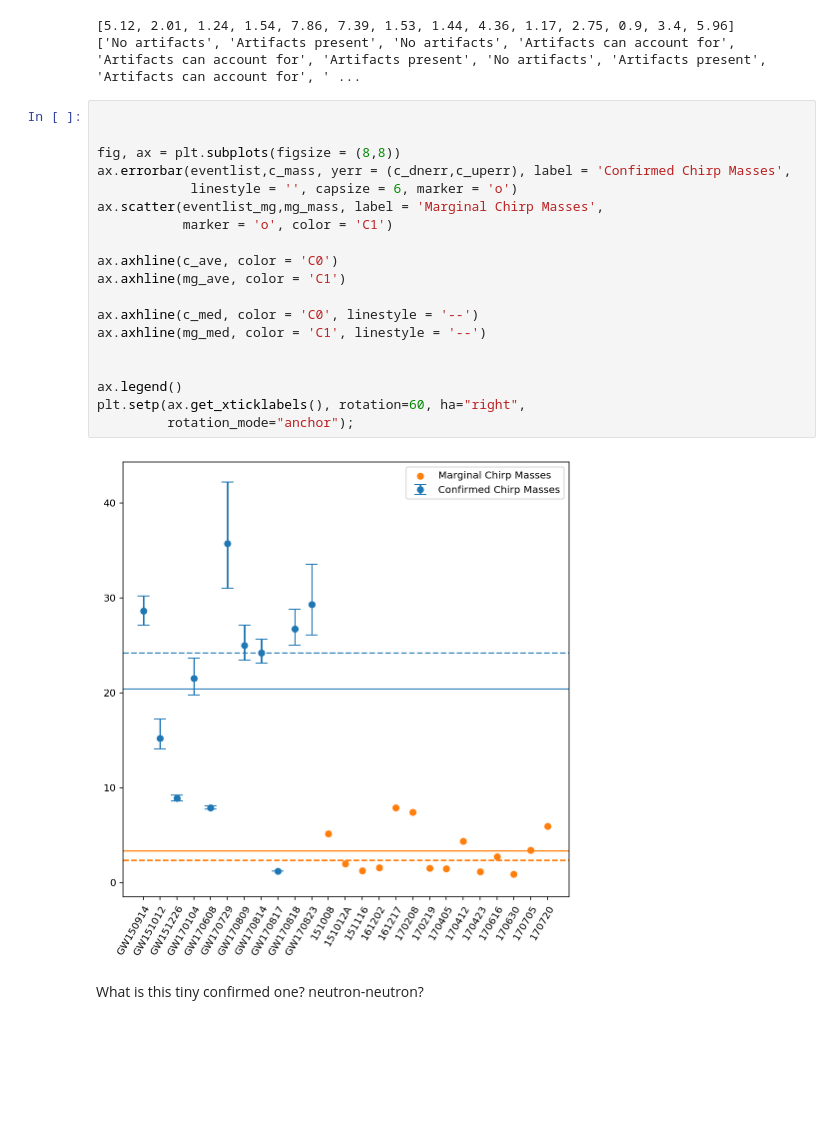
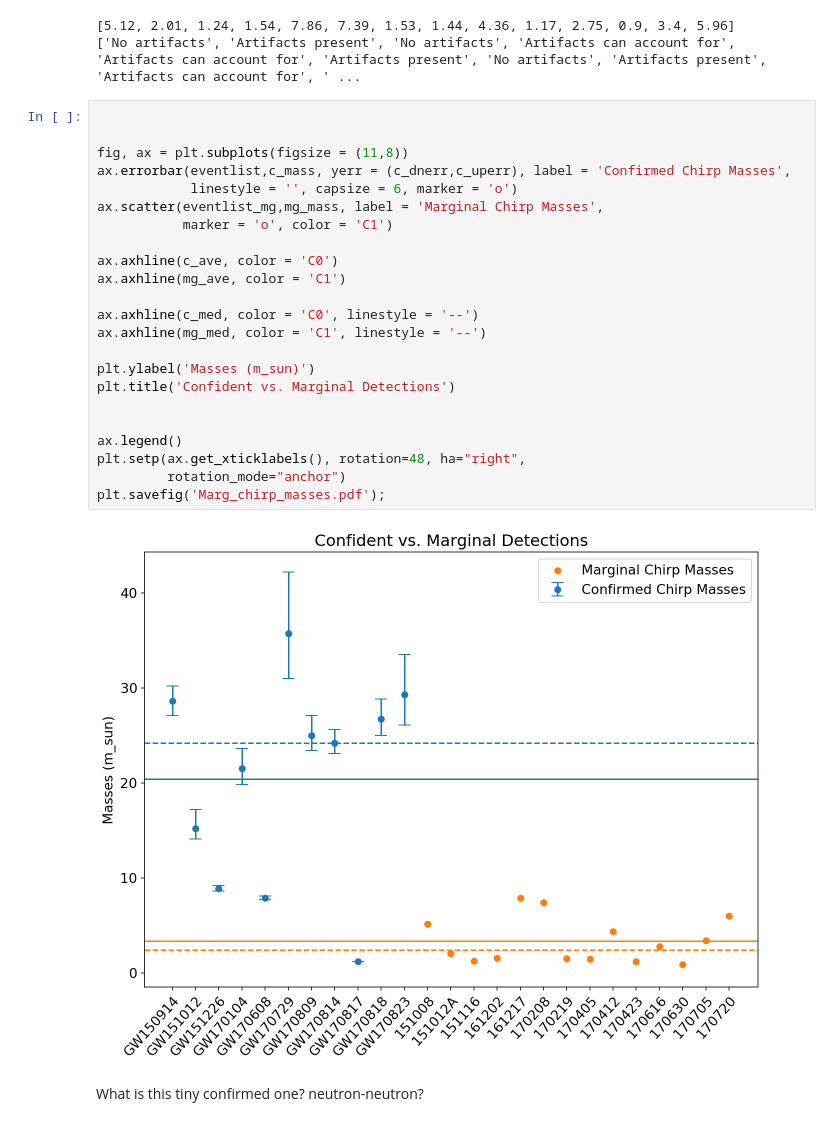
Before and after one commit to charlotteolsen/astrostats_GWproject, a Jupyter notebook: GW_project_massplots.ipynb, the cells around one changed output. Drawn from its saved outputs; the diff is of its cells as text; blank space fills up the shorter version.

Commit message:
Adjust plots for slides

```diff
--- a/GW_project_massplots.ipynb
+++ b/GW_project_massplots.ipynb
@@ -446,24 +453,28 @@ print(mg_DQ)
 # %%
 
 
-fig, ax = plt.subplots(figsize = (8,8))
+fig, ax = plt.subplots(figsize = (11,8))
 ax.errorbar(eventlist,c_mass, yerr = (c_dnerr,c_uperr), label = 'Confirmed Chirp Masses',
             linestyle = '', capsize = 6, marker = 'o')
 ax.scatter(eventlist_mg,mg_mass, label = 'Marginal Chirp Masses',
            marker = 'o', color = 'C1')
 
 ax.axhline(c_ave, color = 'C0')
 ax.axhline(mg_ave, color = 'C1')
 
 ax.axhline(c_med, color = 'C0', linestyle = '--')
 ax.axhline(mg_med, color = 'C1', linestyle = '--')
 
+plt.ylabel('Masses (m_sun)')
+plt.title('Confident vs. Marginal Detections')
+
 
 ax.legend()
-plt.setp(ax.get_xticklabels(), rotation=60, ha="right",
-         rotation_mode="anchor");
+plt.setp(ax.get_xticklabels(), rotation=48, ha="right",
+         rotation_mode="anchor")
+plt.savefig('Marg_chirp_masses.pdf');
 # %% [output]
-[figure, old version]
+[figure, new version]
 # %% [markdown]
 What is this tiny confirmed one? neutron-neutron?
 # %% [markdown]
```
Also changed, not shown: parts of 11 cells of this notebook.
